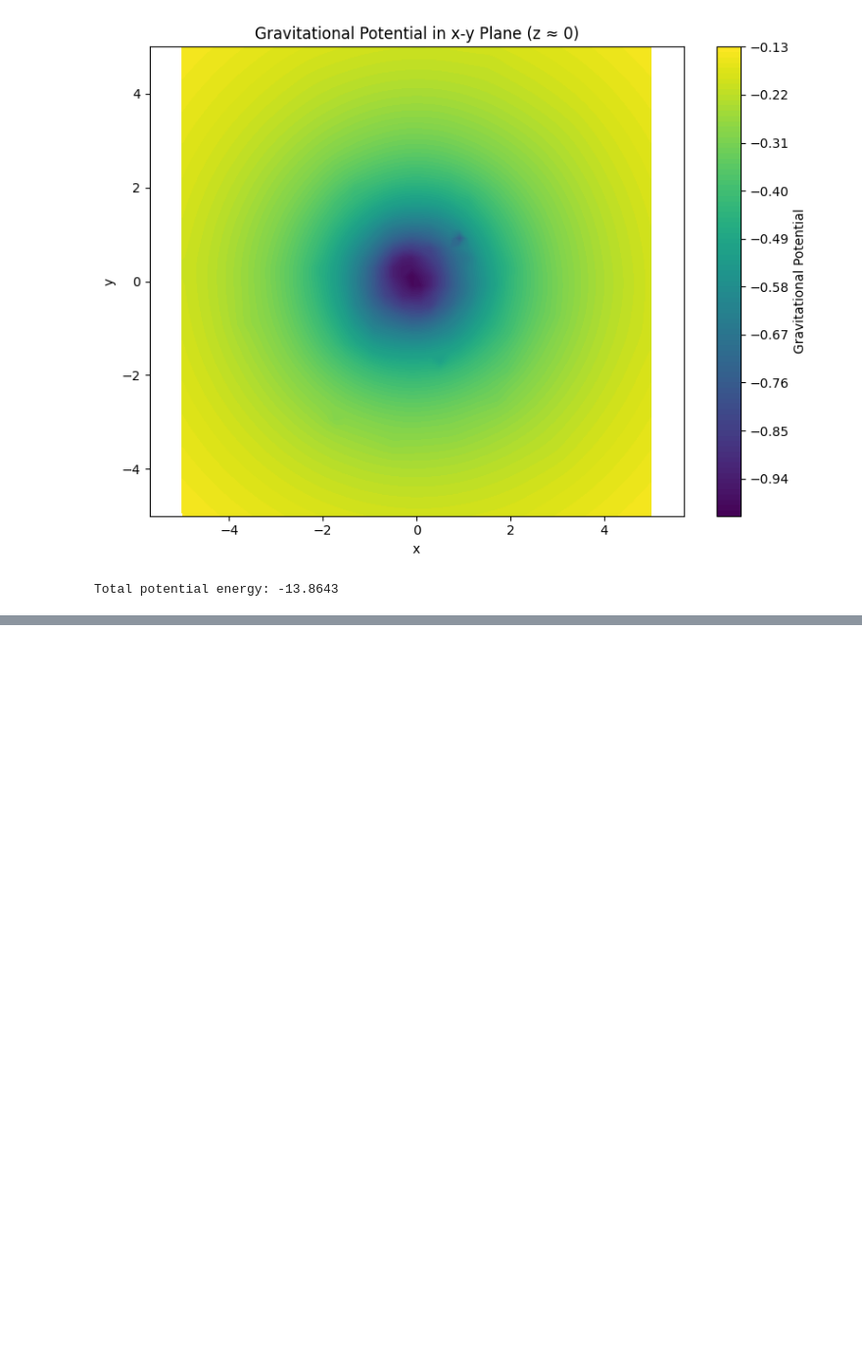
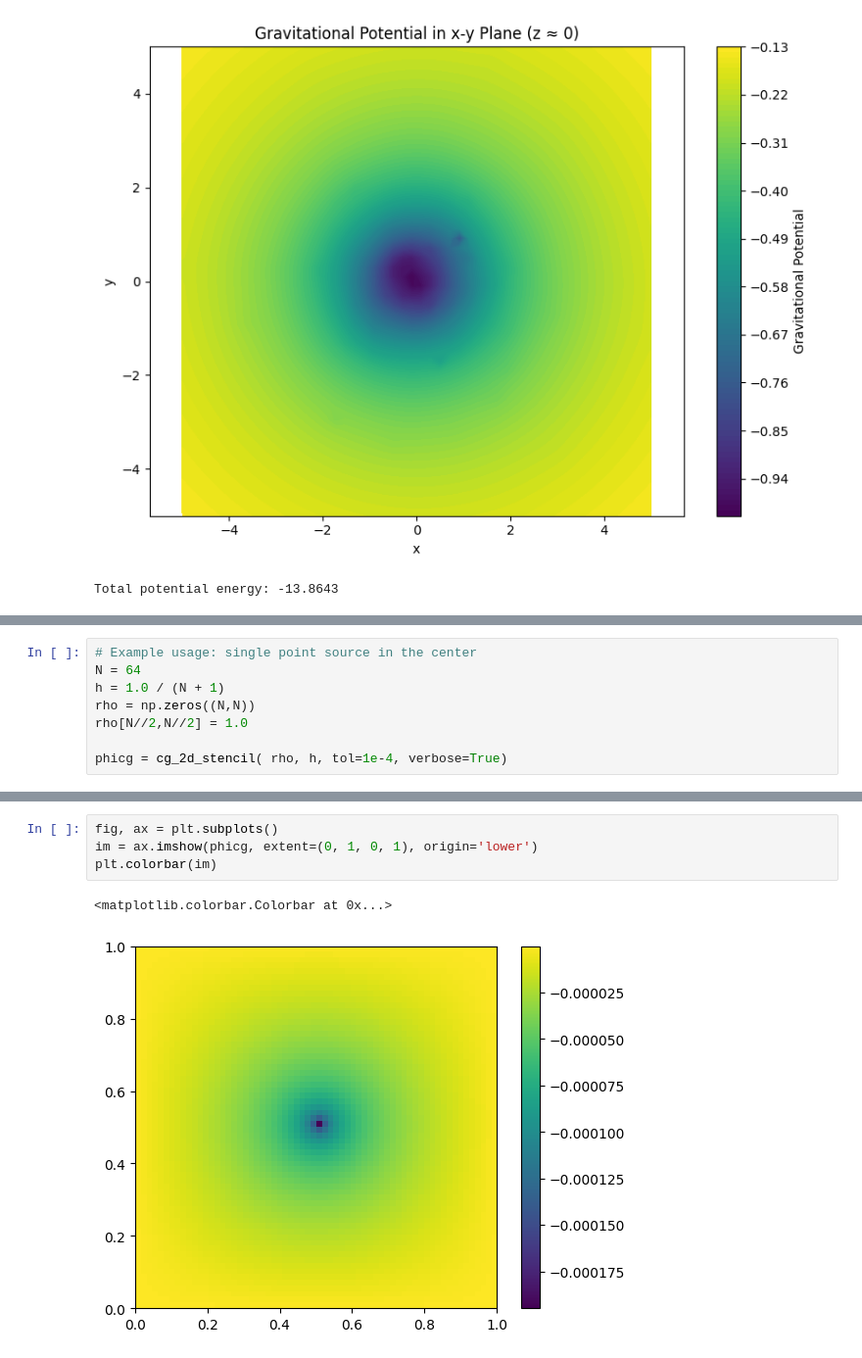
Before and after one commit to ShannonS00/Computational-Astrophysics, a Jupyter notebook: Worksheet_7/WS_7.ipynb, the cells around one changed output, grey strips where cells are left out. Shown at 98% size. Drawn from its saved outputs; the diff is of its cells as text; blank space fills up the shorter version.

```diff
--- a/Worksheet_7/WS_7.ipynb
+++ b/Worksheet_7/WS_7.ipynb
@@ -227,0 +329,8 @@ Total potential energy: -13.8643
+# %%
+# Example usage: single point source in the center
+N = 64
+h = 1.0 / (N + 1)
+rho = np.zeros((N,N))
+rho[N//2,N//2] = 1.0
+
+phicg = cg_2d_stencil( rho, h, tol=1e-4, verbose=True)
@@ -227,0 +355,7 @@ Total potential energy: -13.8643
+# %%
+fig, ax = plt.subplots()
+im = ax.imshow(phicg, extent=(0, 1, 0, 1), origin='lower')
+plt.colorbar(im)
+# %% [output]
+<matplotlib.colorbar.Colorbar at 0x...>
+[figure, added]
```
Also changed, not shown: parts of 12 cells of this notebook.
